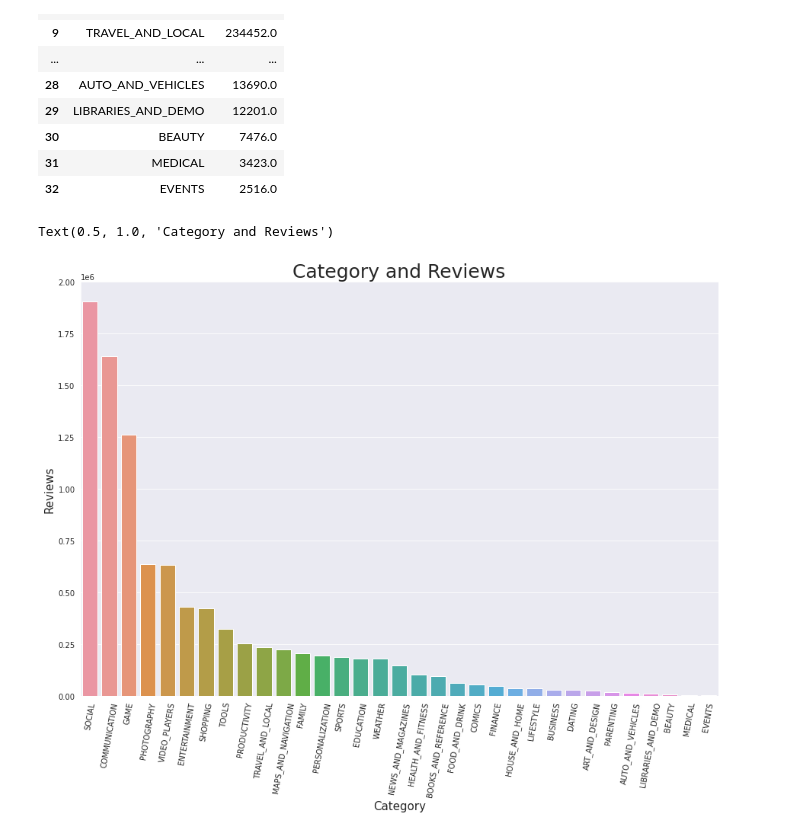
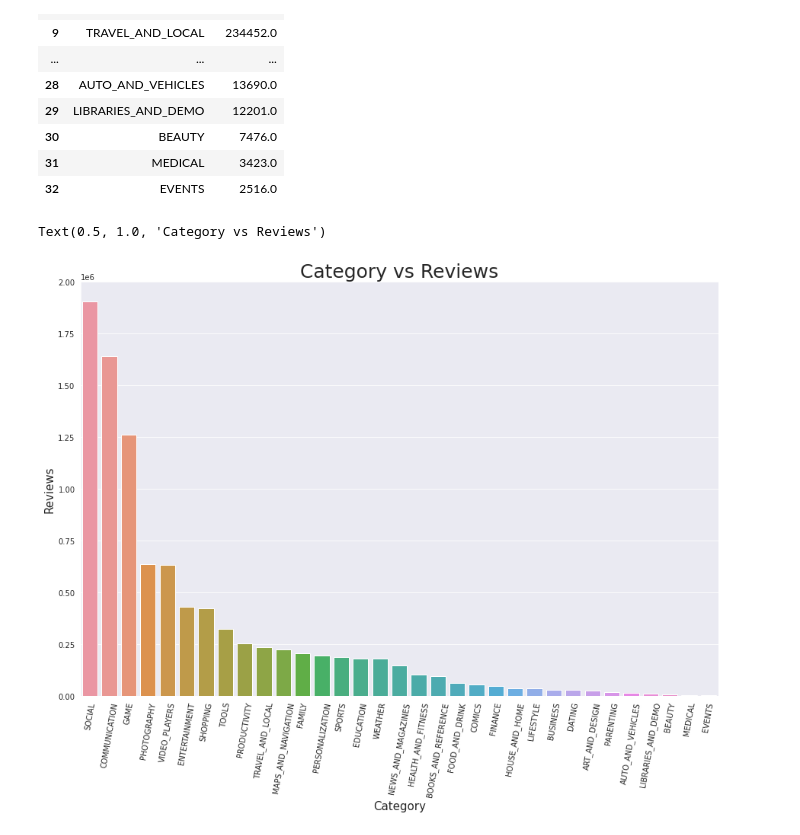
Before and after one commit to Jaya9522/daily-practice, a Jupyter notebook: blackcoffer.ipynb, the cells around one changed output. Drawn from its saved outputs; the diff is of its cells as text; code cells hidden in the pictures.

```diff
--- a/blackcoffer.ipynb
+++ b/blackcoffer.ipynb
@@ -514,12 +514,12 @@ app_category
 # %%
 # visualization
 plt.figure(figsize=(15,10))
 sns.set_style('darkgrid')
 sns.barplot(x=app_category['Category'], y=app_category['Reviews'])
 plt.xticks(rotation=80)
 plt.xlabel("Category",fontsize=15)
 plt.ylabel("Reviews", fontsize=15)
-plt.title("Category and Reviews", fontsize=25)
+plt.title("Category vs Reviews", fontsize=25)
 # %% [output]
-Text(0.5, 1.0, 'Category and Reviews')
+Text(0.5, 1.0, 'Category vs Reviews')
-[figure, old version]
+[figure, new version]
```
Also changed, not shown: parts of 12 cells of this notebook.
